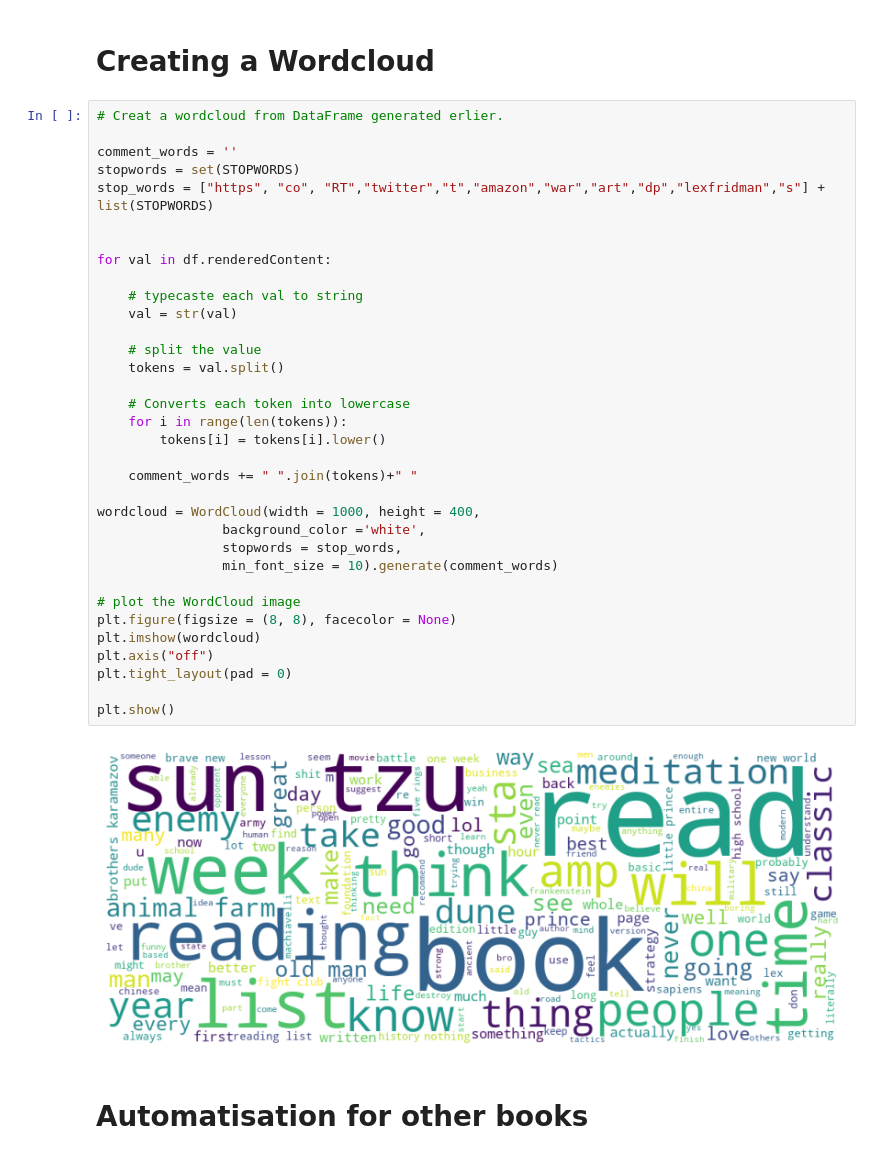
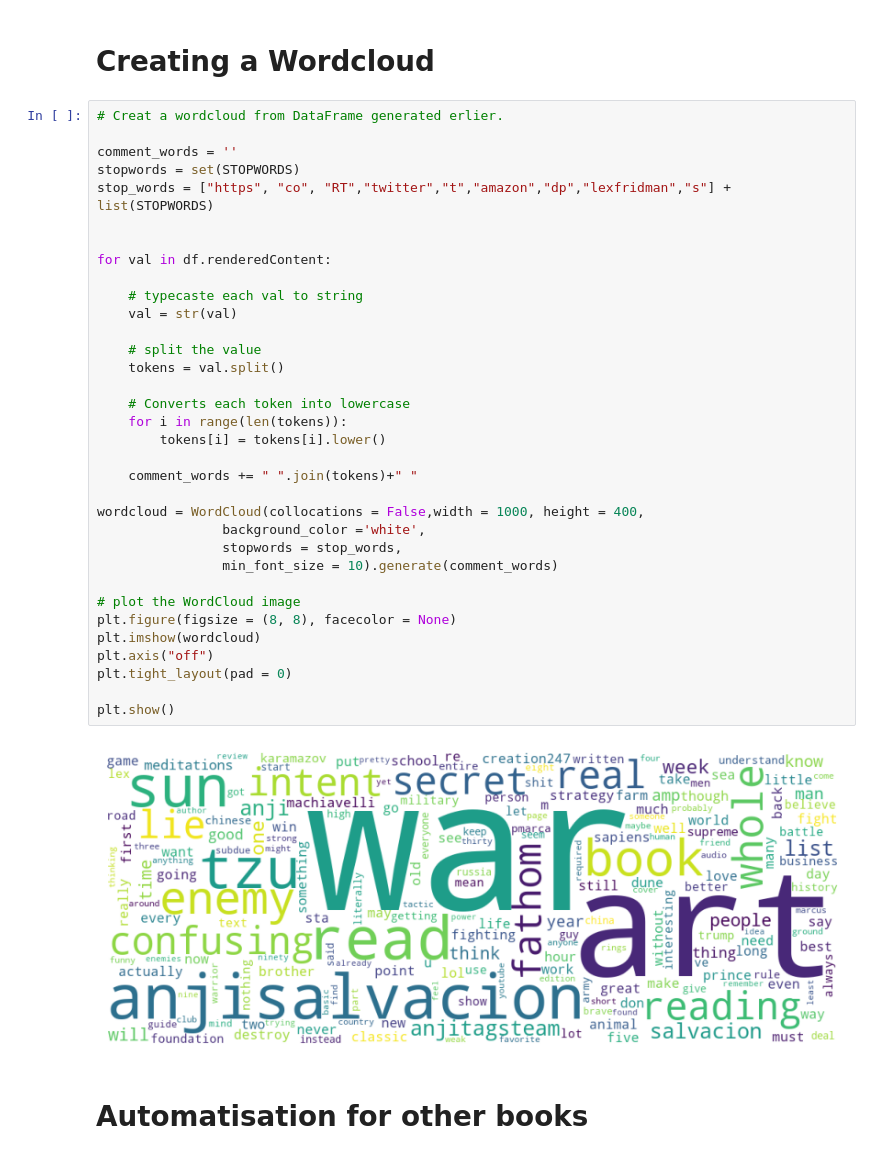
Before and after one commit to lilifull/Brief_14_Cyber_Detective, a Jupyter notebook: book_tweeter_analysis.ipynb, the cells around one changed output. Saved outputs shown, nothing was run; the diff lists cells and outputs as text.

```diff
--- a/book_tweeter_analysis.ipynb
+++ b/book_tweeter_analysis.ipynb
@@ -125,37 +128,37 @@ df.head()
 
 comment_words = ''
 stopwords = set(STOPWORDS)
-stop_words = ["https", "co", "RT","twitter","t","amazon","war","art","dp","lexfridman","s"] + list(STOPWORDS)
+stop_words = ["https", "co", "RT","twitter","t","amazon","dp","lexfridman","s"] + list(STOPWORDS)
 
 
 for val in df.renderedContent:
 
     # typecaste each val to string
     val = str(val)
 
     # split the value
     tokens = val.split()
 
     # Converts each token into lowercase
     for i in range(len(tokens)):
         tokens[i] = tokens[i].lower()
 
     comment_words += " ".join(tokens)+" "
 
-wordcloud = WordCloud(width = 1000, height = 400,
+wordcloud = WordCloud(collocations = False,width = 1000, height = 400,
                 background_color ='white',
                 stopwords = stop_words,
                 min_font_size = 10).generate(comment_words)
 
 # plot the WordCloud image
 plt.figure(figsize = (8, 8), facecolor = None)
 plt.imshow(wordcloud)
 plt.axis("off")
 plt.tight_layout(pad = 0)
 
 plt.show()
 # %% [output]
-[figure, old version]
+[figure, new version]
 # %% [markdown]
 # Automatisation for other books
 # %% [markdown]
```
Also changed, not shown: parts of 15 cells of this notebook, 2 other files.
